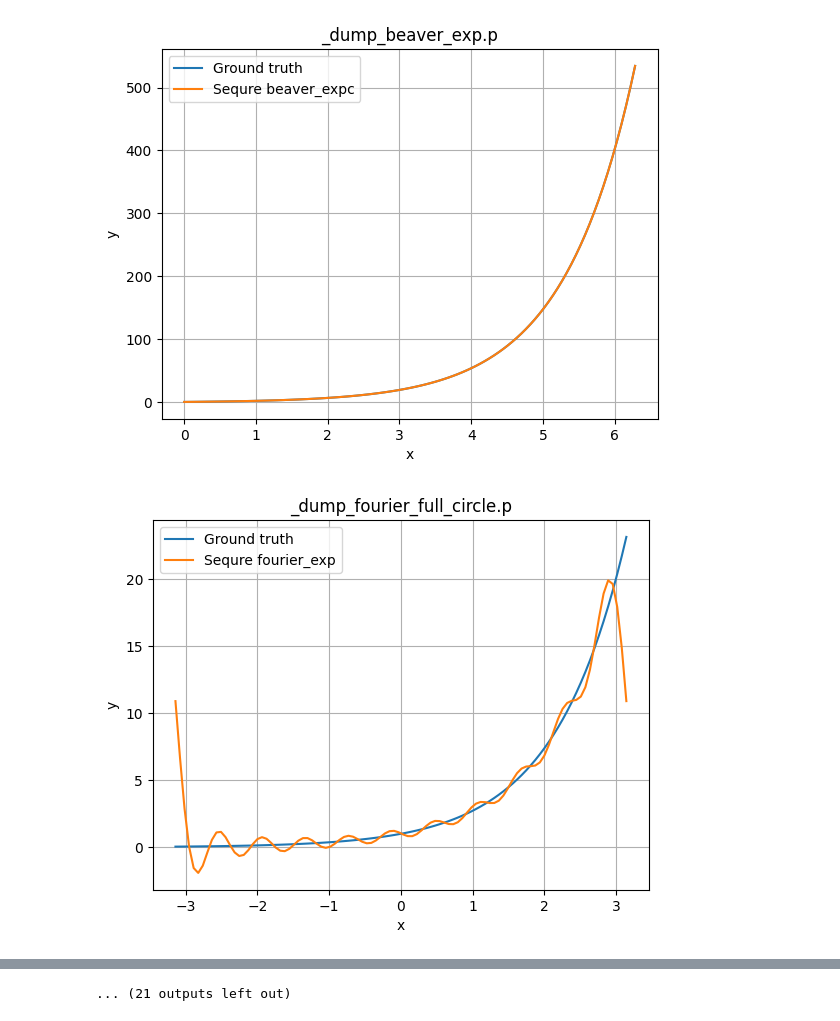
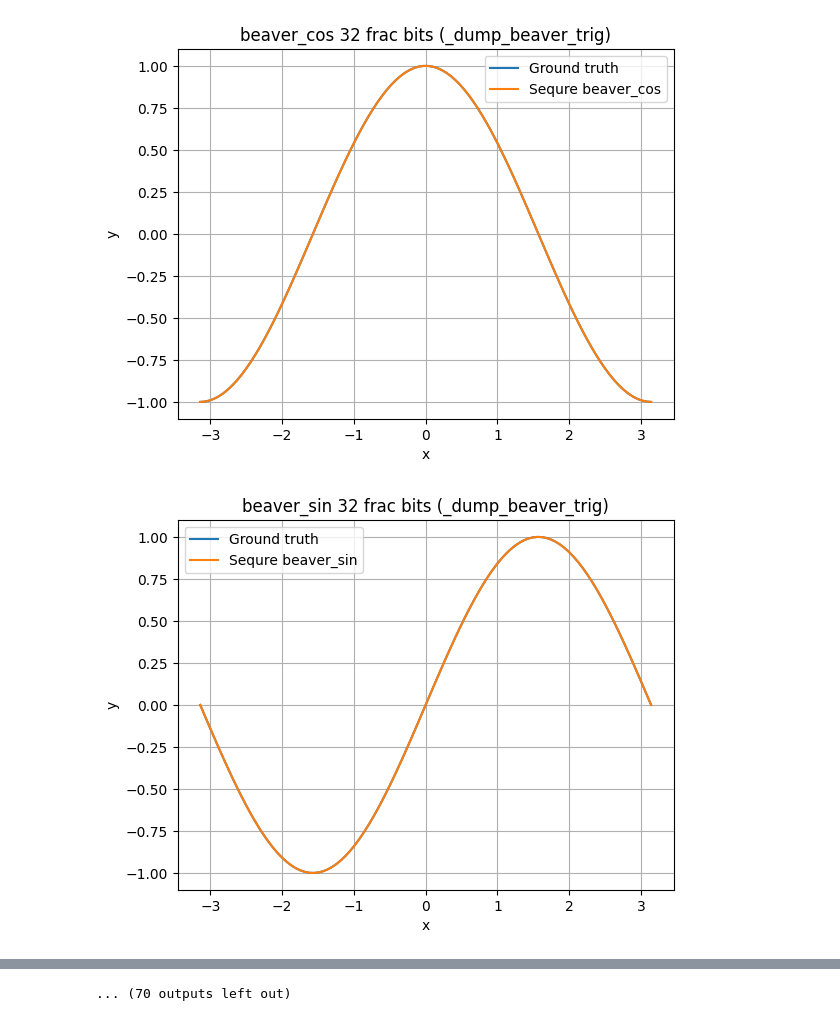
Before and after one commit to hcholab/decor, a Jupyter notebook: plots.ipynb, the cells around one changed output, grey strips where cells are left out. Saved outputs shown, nothing was run; the diff lists cells and outputs as text; code cells hidden in the pictures.

Commit message:
Hotfix: Experiments extened with long period

```diff
--- a/plots.ipynb
+++ b/plots.ipynb
@@ -21,15 +21,19 @@ def mae(result, expected):
 
 # Until Codon Jupyter is fixed: Read the data from file
 dump_files = [
-    "_dump_beaver_trig.p",
-    "_dump_beaver_exp.p",
-    "_dump_fourier_full_circle.p",
-    "_dump_fourier_partial_circle.p",
-    "_dump_fourier_positive_quad.p",
-    "_dump_cheby_full_circle.p",
-    "_dump_cheby_partial_circle.p",
-    "_dump_cheby_positive_quad.p"
+    "_dump_beaver_trig",
+    "_dump_beaver_exp",
+    "_dump_fourier_full_circle",
+    "_dump_fourier_partial_circle",
+    "_dump_fourier_positive_quad",
+    "_dump_fourier_long_period",
+    "_dump_cheby_full_circle",
+    "_dump_cheby_partial_circle",
+    "_dump_cheby_positive_quad",
+    "_dump_cheby_long_period"
 ]
+
+nbit_fs = [20, 32]
 
 df_data = {
     'Method': [],
@@ -38,22 +42,23 @@ df_data = {
     'Runtime': []}
 
 for dump_file in dump_files:
-    with open(dump_file, "rb") as f:
-        data = pickle.load(f)
-        x = data['x']
-        interval = f"({round(min(x), 2)}, {round(max(x), 2)})"
-        for k, v in data.items():
-            if k == 'x' or k.endswith("_expected") or k.endswith("_time"):
-                continue
-            expected = data[f"{k}_expected"]
-            runtime = round(data[f"{k}_time"][0], 5)
+    for nbit_f in nbit_fs:
+        with open(f"{dump_file}_{nbit_f}.p", "rb") as f:
+            data = pickle.load(f)
+            x = data['x']
+            interval = f"({round(min(x), 2)}, {round(max(x), 2)})"
+            for k, v in data.items():
+                if k == 'x' or k.endswith("_expected") or k.endswith("_time"):
+                    continue
+                expected = data[f"{k}_expected"]
+                runtime = round(data[f"{k}_time"][0], 5)
 
-            df_data['Method'].append(k)
-            df_data['Interval'].append(interval)
-            df_data['MAE'].append(mae(v, expected))
-            df_data['Runtime'].append(runtime)
+                df_data['Method'].append(f"{k}_{nbit_f}")
+                df_data['Interval'].append(interval)
+                df_data['MAE'].append(mae(v, expected))
+                df_data['Runtime'].append(runtime)
 
-            plot(dump_file, k, x, v, expected)
+                plot(f"{k} {nbit_f} frac bits ({dump_file})", k, x, v, expected)
 
 df = pd.DataFrame(df_data)
 # %% [output]
@@ -62,2 +67,2 @@ df = pd.DataFrame(df_data)
-[figure, old version]
+[figure, new version]
-[figure, old version]
+[figure, new version]
@@ -72,4 +77,4 @@ df = pd.DataFrame(df_data)
-... (21 outputs left out)
+... (70 outputs left out)
 # %%
 df[df['Method'].str.contains('sin')].sort_values(by='MAE')
 # %% [output]
```
Also changed, not shown: parts of 8 cells of this notebook, 2 other files.
